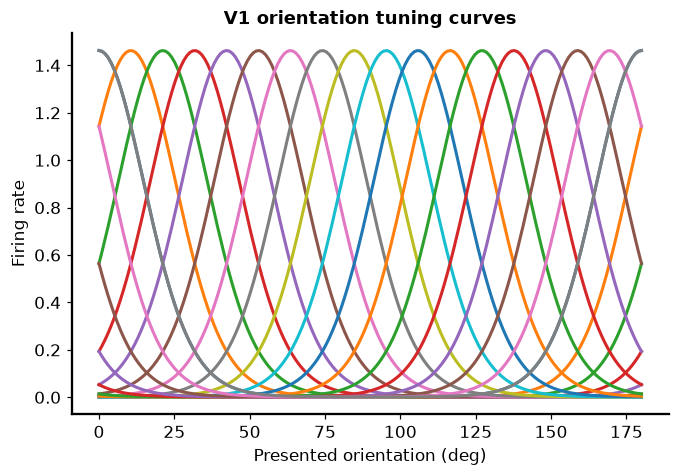
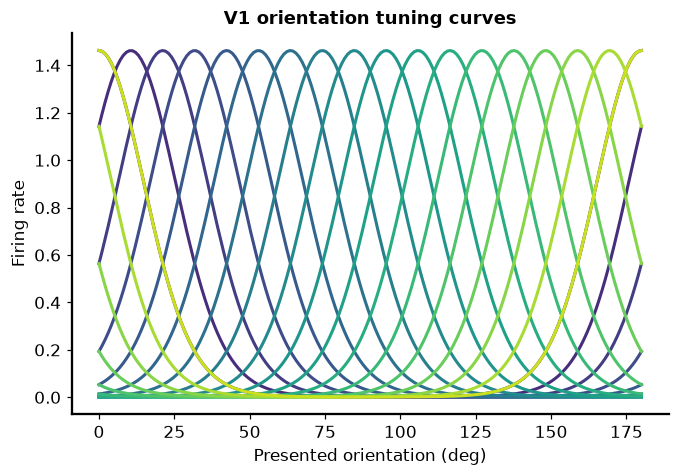
Code edit (unified diff) that turned the first committed figure into the second:
--- before
+++ after
@@ -18,4 +18,9 @@
     return (1 / (np.pi * spsc.i0(kappa))) * np.exp(kappa * np.cos(2 * (x - mu)))
 
+# consistent colour-by-orientation across the section (0 deg -> purple, 180 -> yellow)
+def ori_colors(oris_rad, cmap="viridis", lo=0.08, hi=0.92):
+    frac = np.asarray(oris_rad, float) / np.pi
+    return plt.get_cmap(cmap)(lo + (hi - lo) * frac)
+
 # Pretend V1 has some neurons tuned to orientations spread across 0-180 deg.
 nneurons = 18          # 👈 number of neurons
@@ -26,6 +31,7 @@
 
 fig, ax = plt.subplots(figsize=(7, 4.5))
+cols = ori_colors(v1mus)
 for ni in range(nneurons):
-    ax.plot(oris * 180/np.pi, v1fr[ni], lw=2)
+    ax.plot(oris * 180/np.pi, v1fr[ni], lw=2, color=cols[ni])
 ax.set(xlabel="Presented orientation (deg)", ylabel="Firing rate",
        title="V1 orientation tuning curves")

Commit: Bayesian observers: apply viridis orientation colour scheme to all figures